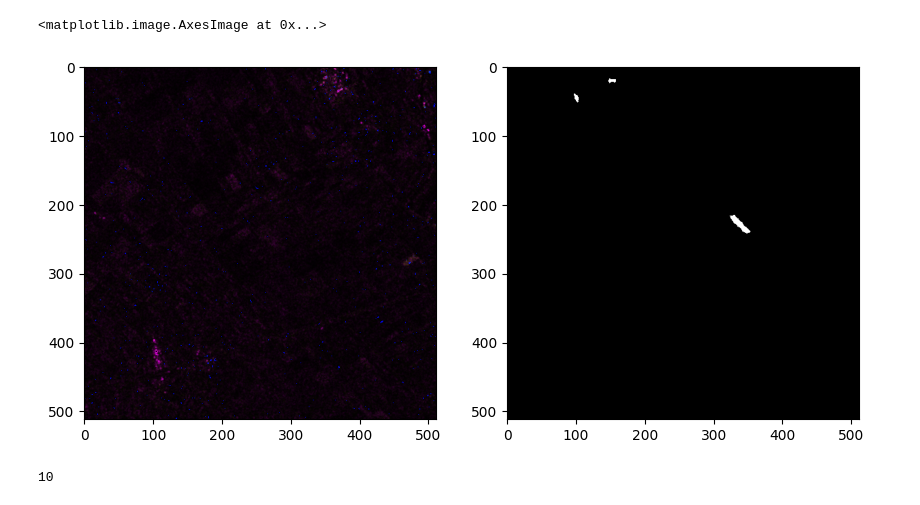
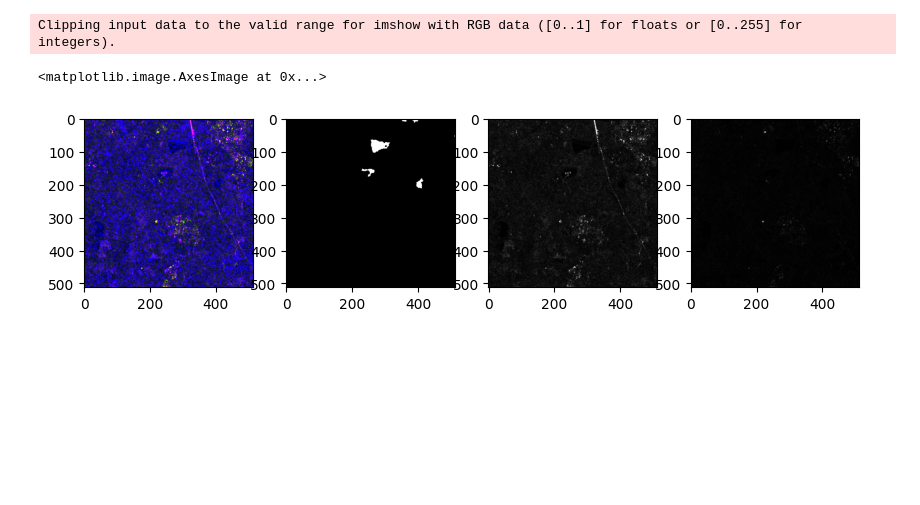
Before and after one commit to Yuuuugo/mmflood, a Jupyter notebook: my_notebooks/using_sam.ipynb, the cells around one changed output. Saved outputs shown, nothing was run; the diff lists cells and outputs as text; code cells hidden in the pictures; blank space fills up the shorter version.

```diff
--- a/my_notebooks/using_sam.ipynb
+++ b/my_notebooks/using_sam.ipynb
@@ -43,15 +31,19 @@ Clipping input data to the valid range for imshow with RGB data ([0..1] for floa
+# %%
+sar2rgb = rgb_ratio(sar, channels_first = True, dtype = np.uint8)
+vv = sar[0]
+vh = sar[1]
+vv_image = np.stack([vv,vv,vv], axis = -1)
+vh_image = np.stack([vh,vh,vh], axis = -1)
 # %%
-sar2rgb = sar2rgb * 255
-sar2rgb = sar2rgb.astype("uint8")
-fig, (ax1,ax2) = plt.subplots(1,2, figsize = (10,10))
+fig, (ax1,ax2,ax3,ax4) = plt.subplots(1,4, figsize = (10,10))
 ax1.imshow(sar2rgb)
 ax2.imshow(ground_truth_mask, cmap = "gray")
+ax3.imshow(vv_image)
+ax4.imshow(vh_image)
 # %% [output]
-<matplotlib.image.AxesImage at 0x...>
+Clipping input data to the valid range for imshow with RGB data ([0..1] for floats or [0..255] for integers).
+<matplotlib.image.AxesImage at 0x...>
-[figure, old version]
+[figure, new version]
 # %%
 masks = mask_generator.generate(sar2rgb)
-len(masks)
-# %% [output]
-10
 # %%
```
Also changed, not shown: parts of 5 cells of this notebook, 9 other files.
